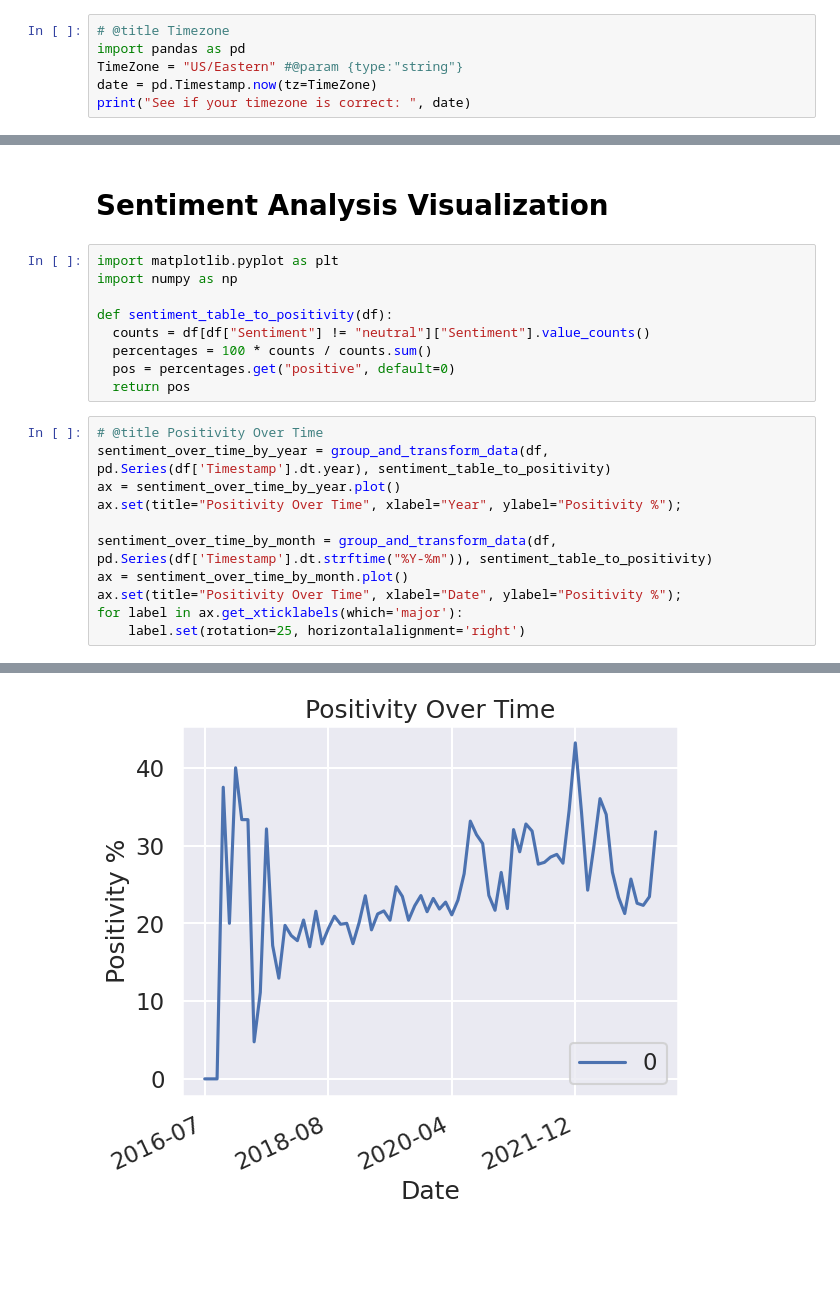
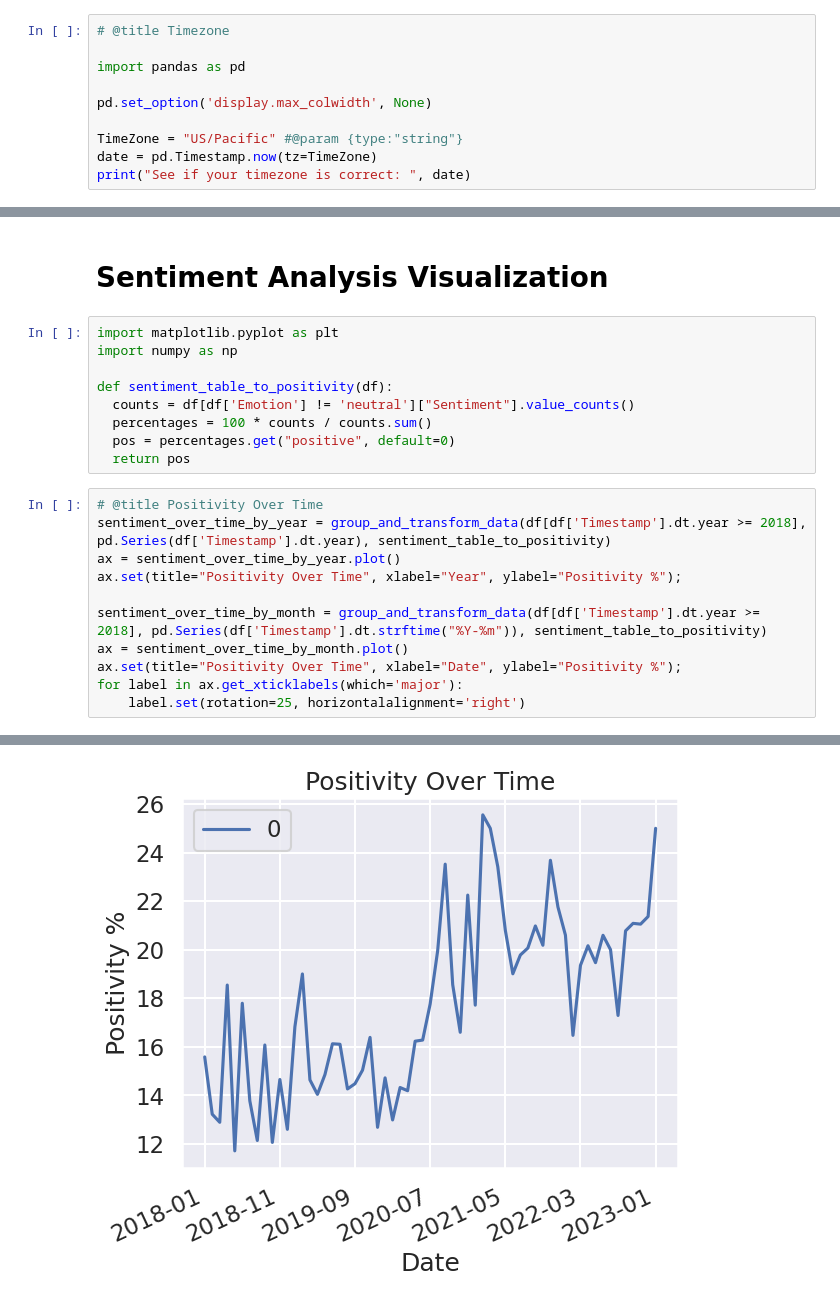
Before and after one commit to codekisser/discord-data-analyzer, a Jupyter notebook: analyzer.ipynb, the cells around one changed output, grey strips where cells are left out. Drawn from its saved outputs; the diff is of its cells as text; blank space fills up the shorter version.

```diff
--- a/analyzer.ipynb
+++ b/analyzer.ipynb
@@ -43,8 +16,12 @@ device = torch.device('cuda' if torch.cuda.is_available() else 'cpu')
 assert(device.type == 'cuda')
 # %%
 # @title Timezone
+
 import pandas as pd
-TimeZone = "US/Eastern" #@param {type:"string"}
+
+pd.set_option('display.max_colwidth', None)
+
+TimeZone = "US/Pacific" #@param {type:"string"}
 date = pd.Timestamp.now(tz=TimeZone)
 print("See if your timezone is correct: ", date)
 # %% [output]
@@ -494,17 +468,17 @@ import matplotlib.pyplot as plt
 import numpy as np
 
 def sentiment_table_to_positivity(df):
-  counts = df[df["Sentiment"] != "neutral"]["Sentiment"].value_counts()
+  counts = df[df['Emotion'] != 'neutral']["Sentiment"].value_counts()
   percentages = 100 * counts / counts.sum()
   pos = percentages.get("positive", default=0)
   return pos
 # %%
 # @title Positivity Over Time
-sentiment_over_time_by_year = group_and_transform_data(df, pd.Series(df['Timestamp'].dt.year), sentiment_table_to_positivity)
+sentiment_over_time_by_year = group_and_transform_data(df[df['Timestamp'].dt.year >= 2018], pd.Series(df['Timestamp'].dt.year), sentiment_table_to_positivity)
 ax = sentiment_over_time_by_year.plot()
 ax.set(title="Positivity Over Time", xlabel="Year", ylabel="Positivity %");
 
-sentiment_over_time_by_month = group_and_transform_data(df, pd.Series(df['Timestamp'].dt.strftime("%Y-%m")), sentiment_table_to_positivity)
+sentiment_over_time_by_month = group_and_transform_data(df[df['Timestamp'].dt.year >= 2018], pd.Series(df['Timestamp'].dt.strftime("%Y-%m")), sentiment_table_to_positivity)
 ax = sentiment_over_time_by_month.plot()
 ax.set(title="Positivity Over Time", xlabel="Date", ylabel="Positivity %");
 for label in ax.get_xticklabels(which='major'):
@@ -514,4 +488,4 @@ for label in ax.get_xticklabels(which='major'):
-[figure, old version]
+[figure, new version]
 # %%
 # @title Positivity vs Month of Year
 
```
Also changed, not shown: parts of 17 cells of this notebook, 6 other files.
